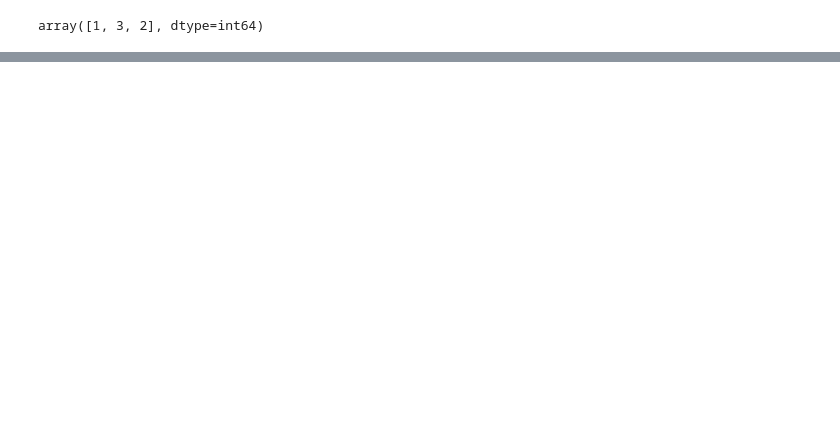
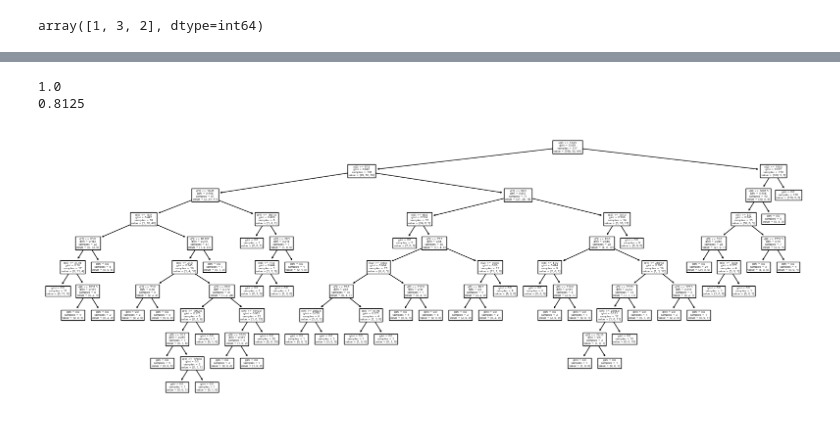
Before and after one commit to osr3173/ML, a Jupyter notebook: week4/ML_practice.ipynb, the cells around one changed output, grey strips where cells are left out. Drawn from its saved outputs; the diff is of its cells as text; code cells hidden in the pictures; blank space fills up the shorter version.

```diff
--- a/week4/ML_practice.ipynb
+++ b/week4/ML_practice.ipynb
@@ -79,3 +99,5 @@ mpg
+# %%
+mpg.drop(columns=['모델명'],inplace=True)
 # %%
 # 제조국은 1,2,3 의 범주형 데이터로 구성
 
@@ -84,6 +106,6 @@ pd.unique(mpg["제조국"])
 # %% [output]
 array([1, 3, 2], dtype=int64)
 # %%
-data_columns=mpg[['연비','실린더 수','배기량','출력','차중',
-              '가속능력','출시년도','제조국','모델명']].to_numpy
-target=mpg['제조국'].to_numpy
+data=mpg[['연비','실린더 수','배기량','출력','차중',
+              '가속능력','출시년도']].values
+target=mpg['제조국'].values
@@ -120,0 +150,20 @@ TypeError: Singleton array array(<bound method DataFrame.to_numpy of        연
+# %%
+from sklearn.tree import DecisionTreeClassifier
+
+dt=DecisionTreeClassifier(random_state=42)
+dt.fit(train_input,train_target)
+print(dt.score(train_input,train_target))
+print(dt.score(test_input,test_target))
+# %% [output]
+1.0
+0.8125
+# %%
+# 모델 시각화
+import matplotlib.pylab as plt
+from sklearn.tree import plot_tree
+
+plt.figure(figsize=(20,7))
+plot_tree(dt)
+plt.show()
+# %% [output]
+[figure, added]
```
Also changed, not shown: parts of 53 cells of this notebook, 2 other files.
